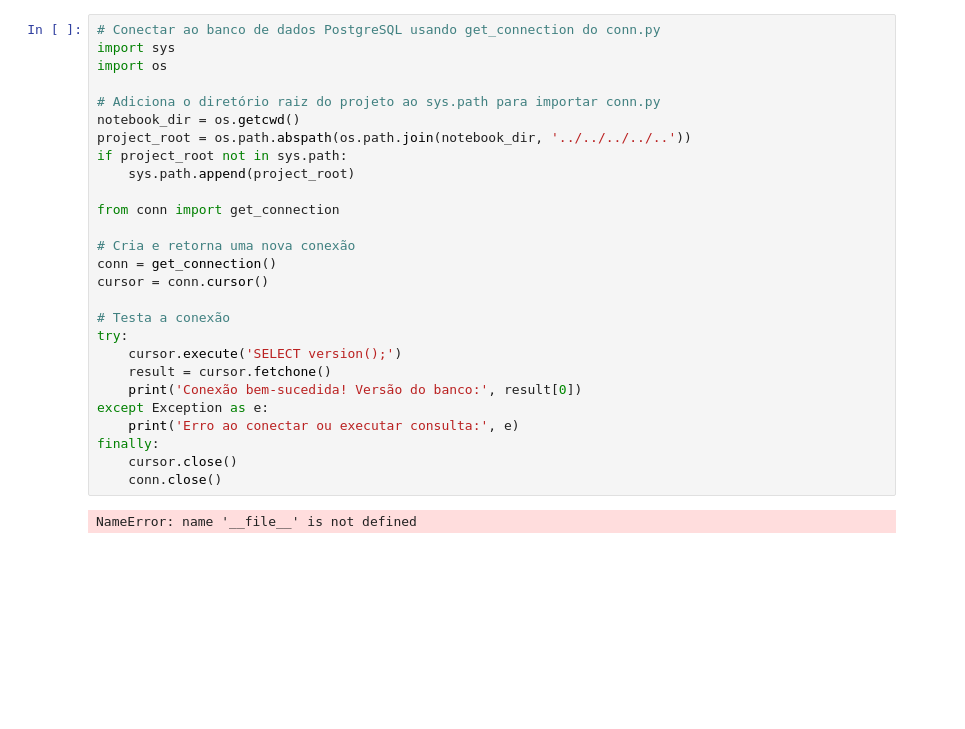
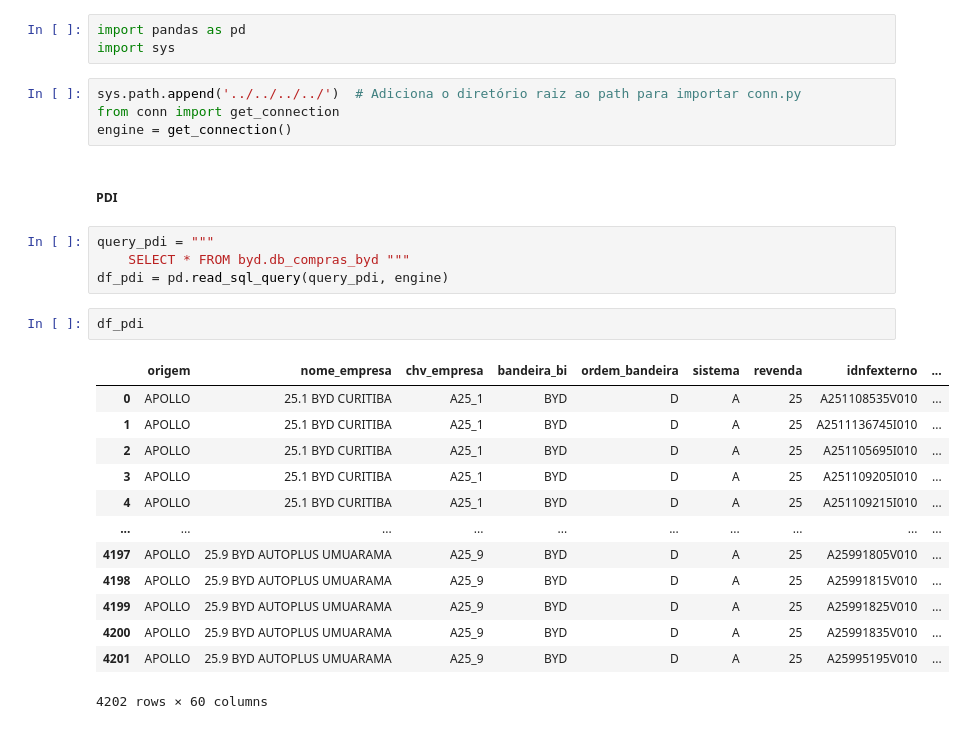
Before and after one commit to GSMuller/financial-etl-framework, a Jupyter notebook: controlling_postgreSQL/schemas/byd/tables/insert/insert_pdi_atacado.ipynb, the cells around one changed output. Saved outputs shown, nothing was run; the diff lists cells and outputs as text; blank space fills up the shorter version.

```diff
--- a/controlling_postgreSQL/schemas/byd/tables/insert/insert_pdi_atacado.ipynb
+++ b/controlling_postgreSQL/schemas/byd/tables/insert/insert_pdi_atacado.ipynb
@@ -1,29 +1,29 @@
-# %%
-# Conectar ao banco de dados PostgreSQL usando get_connection do conn.py
-import sys
-import os
-
-# Adiciona o diretório raiz do projeto ao sys.path para importar conn.py
-notebook_dir = os.getcwd()
-project_root = os.path.abspath(os.path.join(notebook_dir, '../../../../..'))
-if project_root not in sys.path:
-    sys.path.append(project_root)
-
-from conn import get_connection
-
-# Cria e retorna uma nova conexão
-conn = get_connection()
-cursor = conn.cursor()
-
-# Testa a conexão
-try:
-    cursor.execute('SELECT version();')
-    result = cursor.fetchone()
-    print('Conexão bem-sucedida! Versão do banco:', result[0])
-except Exception as e:
-    print('Erro ao conectar ou executar consulta:', e)
-finally:
-    cursor.close()
-    conn.close()
-# %% [output]
-NameError: name '__file__' is not defined
+# %%
+import pandas as pd
+import sys
+# %%
+sys.path.append('../../../../')  # Adiciona o diretório raiz ao path para importar conn.py
+from conn import get_connection
+engine = get_connection()
+# %% [markdown]
+##### PDI
+# %%
+query_pdi = """
+    SELECT * FROM byd.db_compras_byd """
+df_pdi = pd.read_sql_query(query_pdi, engine)
+# %%
+df_pdi
+# %% [output]
+|  | origem | nome_empresa | chv_empresa | bandeira_bi | ordem_bandeira | sistema | revenda | idnfexterno | ... |
+| 0 | APOLLO | 25.1 BYD CURITIBA | A25_1 | BYD | D | A | 25 | A251108535V010 | ... |
+| 1 | APOLLO | 25.1 BYD CURITIBA | A25_1 | BYD | D | A | 25 | A2511136745I010 | ... |
+| 2 | APOLLO | 25.1 BYD CURITIBA | A25_1 | BYD | D | A | 25 | A251105695I010 | ... |
+| 3 | APOLLO | 25.1 BYD CURITIBA | A25_1 | BYD | D | A | 25 | A251109205I010 | ... |
+| 4 | APOLLO | 25.1 BYD CURITIBA | A25_1 | BYD | D | A | 25 | A251109215I010 | ... |
+| ... | ... | ... | ... | ... | ... | ... | ... | ... | ... |
+| 4197 | APOLLO | 25.9 BYD AUTOPLUS UMUARAMA | A25_9 | BYD | D | A | 25 | A25991805V010 | ... |
+| 4198 | APOLLO | 25.9 BYD AUTOPLUS UMUARAMA | A25_9 | BYD | D | A | 25 | A25991815V010 | ... |
+| 4199 | APOLLO | 25.9 BYD AUTOPLUS UMUARAMA | A25_9 | BYD | D | A | 25 | A25991825V010 | ... |
+| 4200 | APOLLO | 25.9 BYD AUTOPLUS UMUARAMA | A25_9 | BYD | D | A | 25 | A25991835V010 | ... |
+| 4201 | APOLLO | 25.9 BYD AUTOPLUS UMUARAMA | A25_9 | BYD | D | A | 25 | A25995195V010 | ... |
+4202 rows × 60 columns
```
Also changed, not shown: parts of 15 cells of this notebook.
